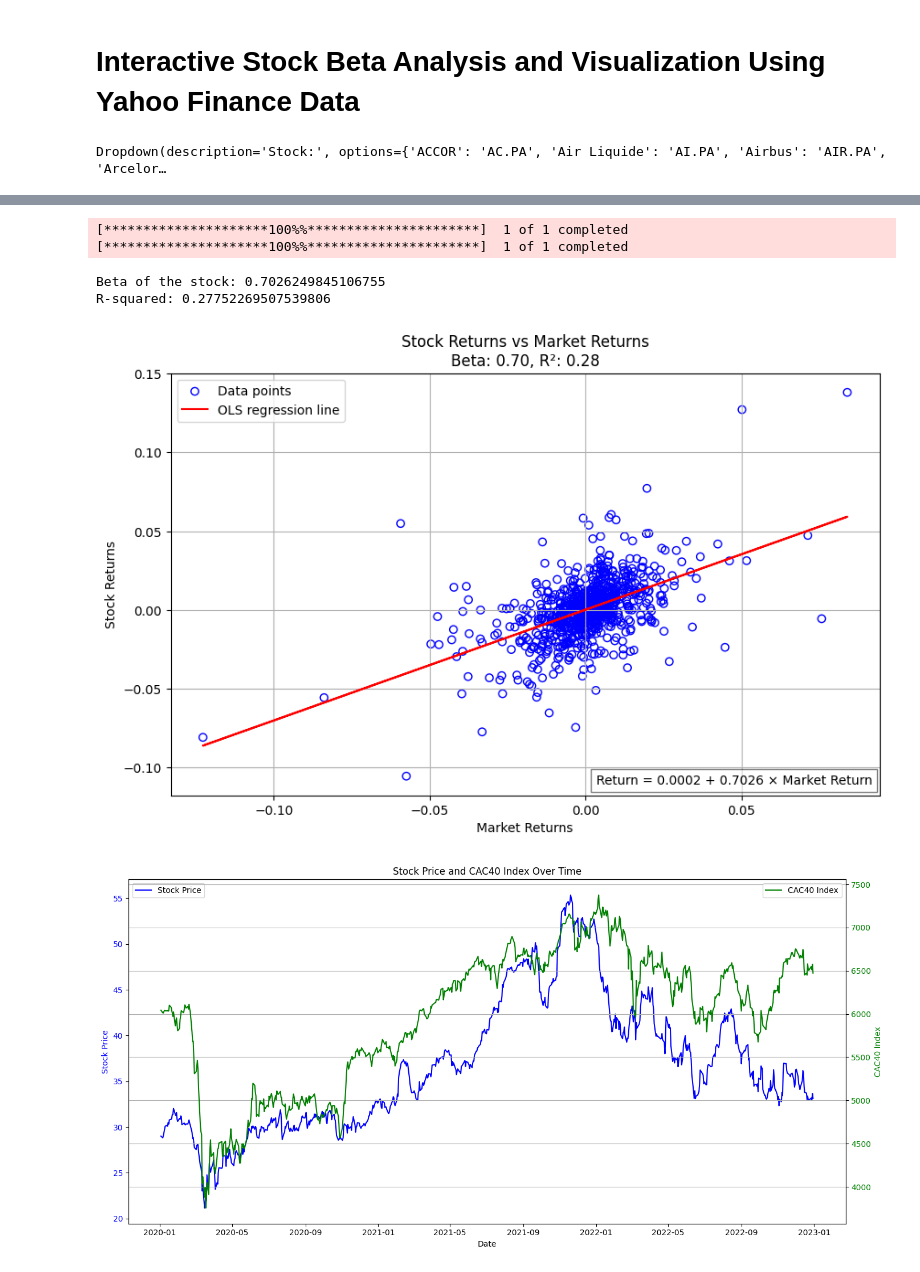
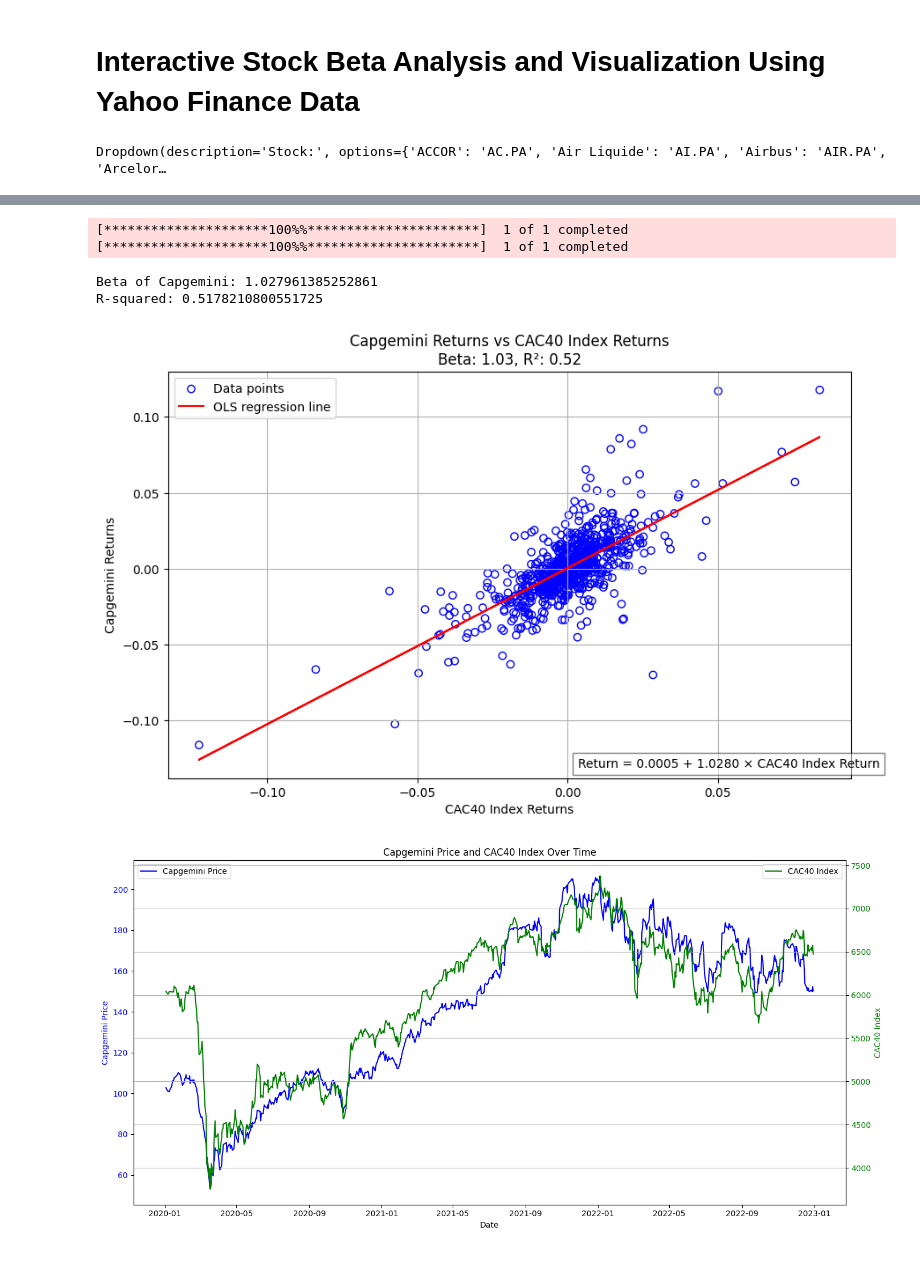
Before and after one commit to cgodlewski/myghcopilotptyhonfiles, a Jupyter notebook: stock beta.ipynb, the cells around one changed output, grey strips where cells are left out. Saved outputs shown, nothing was run; the diff lists cells and outputs as text; code cells hidden in the pictures.

```diff
--- a/stock beta.ipynb
+++ b/stock beta.ipynb
@@ -297,6 +297,8 @@ index_ticker = '^FCHI'
 
 # Function to perform the analysis
 def perform_analysis(stock_ticker):
+    stock_name = list(cac40_components.keys())[list(cac40_components.values()).index(stock_ticker)]
+
     # Fetch historical data from Yahoo Finance
     stock_data = yf.download(stock_ticker, start='2020-01-01', end='2023-01-01')
     index_data = yf.download(index_ticker, start='2020-01-01', end='2023-01-01')
@@ -328,7 +330,7 @@ def perform_analysis(stock_ticker):
     beta = model.params[1]
     alpha = model.params[0]
     r_squared = model.rsquared
-    print(f'Beta of the stock: {beta}')
+    print(f'Beta of {stock_name}: {beta}')
     print(f'R-squared: {r_squared}')
 
     # Plot the data and the regression line
@@ -337,12 +339,12 @@ def perform_analysis(stock_ticker):
     plt.plot(market_returns, model.predict(X), color='red', label='OLS regression line')
 
     # Add labels and title
-    plt.xlabel('Market Returns')
-    plt.ylabel('Stock Returns')
-    plt.title(f'Stock Returns vs Market Returns\nBeta: {beta:.2f}, R²: {r_squared:.2f}')
+    plt.xlabel('CAC40 Index Returns')
+    plt.ylabel(f'{stock_name} Returns')
+    plt.title(f'{stock_name} Returns vs CAC40 Index Returns\nBeta: {beta:.2f}, R²: {r_squared:.2f}')
 
     # Show the fitted equation on the plot
-    equation = f'Return = {alpha:.4f} + {beta:.4f} × Market Return'
+    equation = f'Return = {alpha:.4f} + {beta:.4f} × CAC40 Index Return'
     plt.text(0.60, 0.05, equation, transform=plt.gca().transAxes, fontsize=10,
              verticalalignment='top', bbox=dict(facecolor='white', alpha=0.5))
 
@@ -356,9 +358,9 @@ def perform_analysis(stock_ticker):
     fig, ax1 = plt.subplots(figsize=(14, 7))
 
     # Plot the stock price on the first y-axis
-    ax1.plot(data.index, data['Stock'], label='Stock Price', color='blue')
+    ax1.plot(data.index, data['Stock'], label=f'{stock_name} Price', color='blue')
     ax1.set_xlabel('Date')
-    ax1.set_ylabel('Stock Price', color='blue')
+    ax1.set_ylabel(f'{stock_name} Price', color='blue')
     ax1.tick_params(axis='y', labelcolor='blue')
 
     # Create a second y-axis for the index value
@@ -368,36 +370,36 @@ def perform_analysis(stock_ticker):
     ax2.tick_params(axis='y', labelcolor='green')
 
     # Add a title and a legend
-    plt.title('Stock Price and CAC40 Index Over Time')
+    plt.title(f'{stock_name} Price and CAC40 Index Over Time')
     fig.tight_layout()  # Adjust layout to make room for the y-axis labels
 
     # Add legends for both y-axes
     ax1.legend(loc='upper left')
     ax2.legend(loc='upper right')
 
     # Show the plot
     plt.grid(True)
     plt.show()
 
 # Display the dropdown menu and button
 display(stock_dropdown)
 
 # Create a button to trigger the analysis
 button = widgets.Button(description="Perform Analysis")
 display(button)
 
 # Define the button click event
 def on_button_clicked(b):
     perform_analysis(stock_dropdown.value)
 
 # Attach the button click event to the function
 button.on_click(on_button_clicked)
 # %% [output]
 Dropdown(description='Stock:', options={'ACCOR': 'AC.PA', 'Air Liquide': 'AI.PA', 'Airbus': 'AIR.PA', 'Arcelor…
 [interactive output not drawn]
 [*********************100%%**********************]  1 of 1 completed
 [*********************100%%**********************]  1 of 1 completed
-Beta of the stock: 0.7026249845106755
-R-squared: 0.27752269507539806
+Beta of Capgemini: 1.027961385252861
+R-squared: 0.5178210800551725
-[figure, old version]
+[figure, new version]
-[figure, old version]
+[figure, new version]
```
